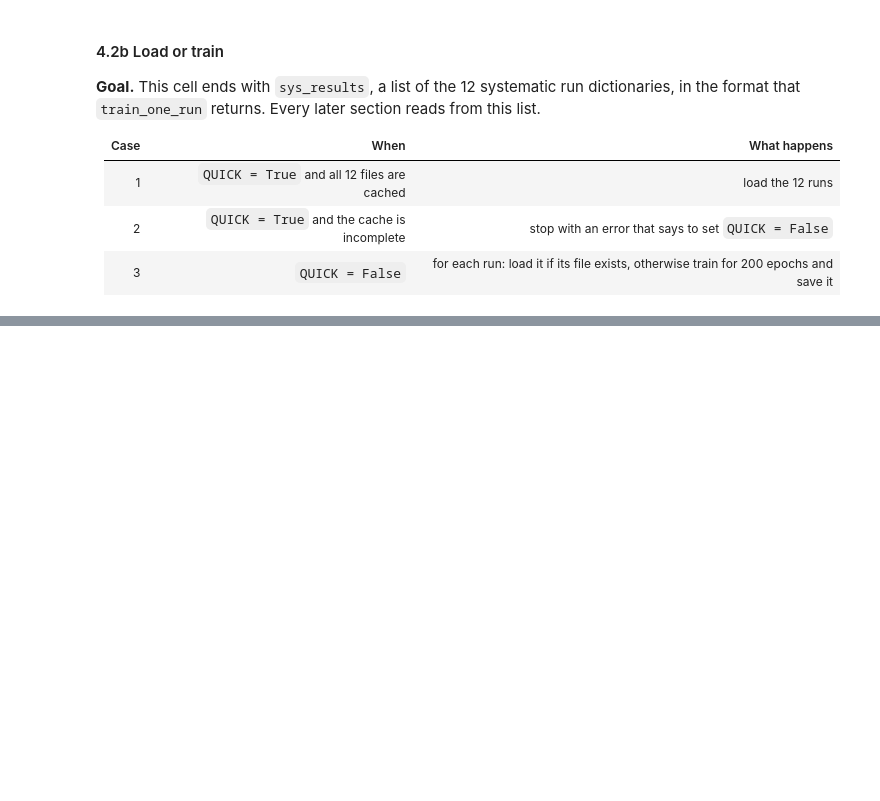
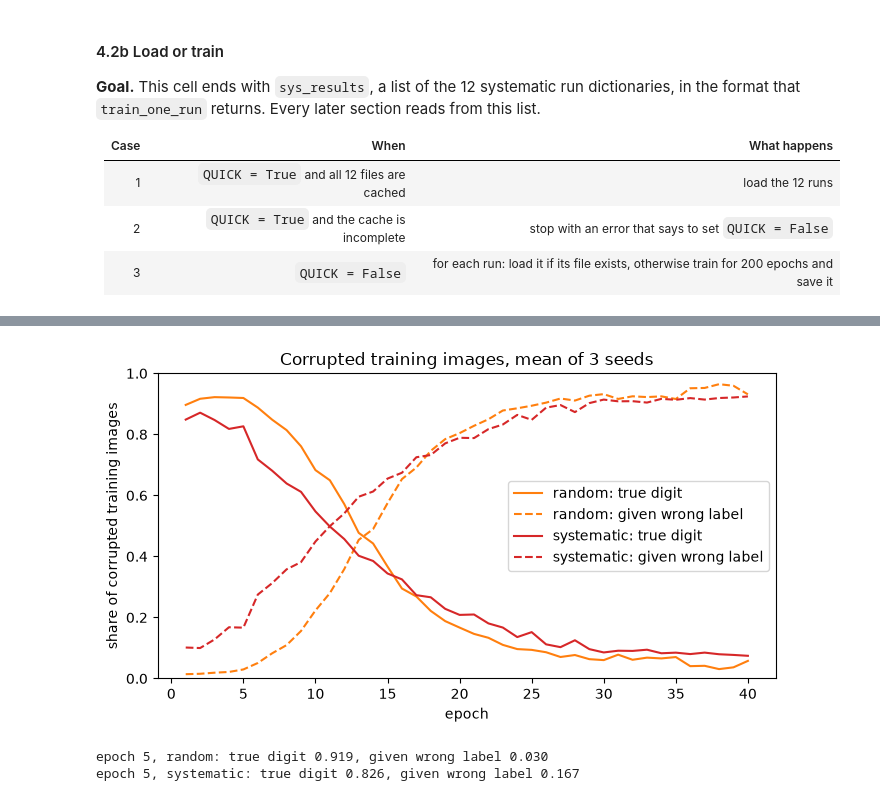
Before and after one commit to ZianWang777/3620project, a Jupyter notebook: NB2.ipynb, the cells around one changed output, grey strips where cells are left out. Drawn from its saved outputs; the diff is of its cells as text; code cells hidden in the pictures; blank space fills up the shorter version.

```diff
--- a/NB2.ipynb
+++ b/NB2.ipynb
@@ -685,0 +1116,29 @@ FileNotFoundError: only 0 / 12 systematic runs are cached;set QUICK to false to
+# %%
+# Corrupted training images: predicted as the true digit, or as the given wrong label?
+SHOW = 40    # the first 40 epochs, where the two conditions differ most
+x = epochs[:SHOW]
+
+fig, ax = plt.subplots(figsize=(7, 4))
+for condition in ["random", "systematic"]:
+    true_mean, _ = mean_curve(condition, "selected_pred_true")
+    given_mean, _ = mean_curve(condition, "selected_pred_given")
+    ax.plot(x, true_mean[:SHOW], color=COLOURS[condition], label=f"{condition}: true digit")
+    ax.plot(x, given_mean[:SHOW], color=COLOURS[condition], ls="--", label=f"{condition}: given wrong label")
+ax.set_xlabel("epoch")
+ax.set_ylabel("share of corrupted training images")
+ax.set_ylim(0, 1)
+ax.set_title("Corrupted training images, mean of 3 seeds")
+ax.legend()
+fig.tight_layout()
+fig.savefig(FIG_DIR / "nb2_corrupted_predictions.png", dpi=150)
+plt.show()
+
+# The same numbers at epoch 5, close to where early stopping happens.
+for condition in ["random", "systematic"]:
+    true_mean, _ = mean_curve(condition, "selected_pred_true")
+    given_mean, _ = mean_curve(condition, "selected_pred_given")
+    print(f"epoch 5, {condition}: true digit {true_mean[4]:.3f}, given wrong label {given_mean[4]:.3f}")
+# %% [output]
+[figure, added]
+epoch 5, random: true digit 0.919, given wrong label 0.030
+epoch 5, systematic: true digit 0.826, given wrong label 0.167
```
Also changed, not shown: parts of 28 cells of this notebook.
